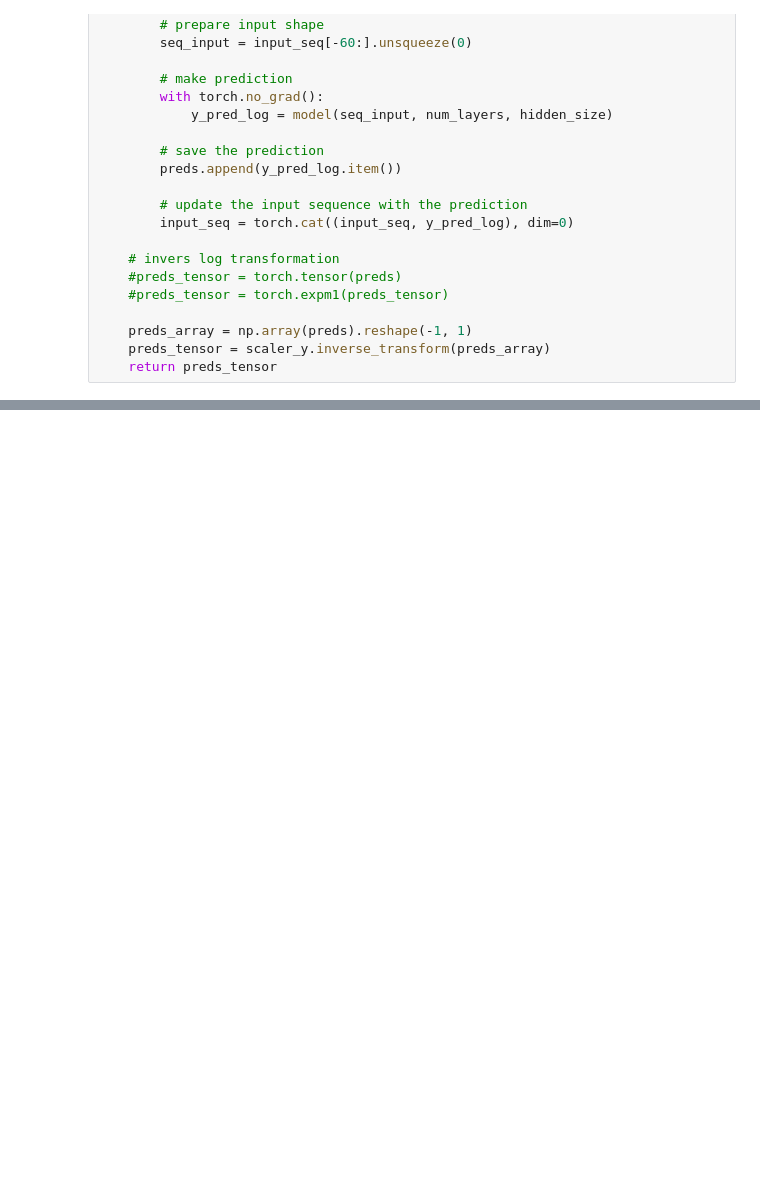
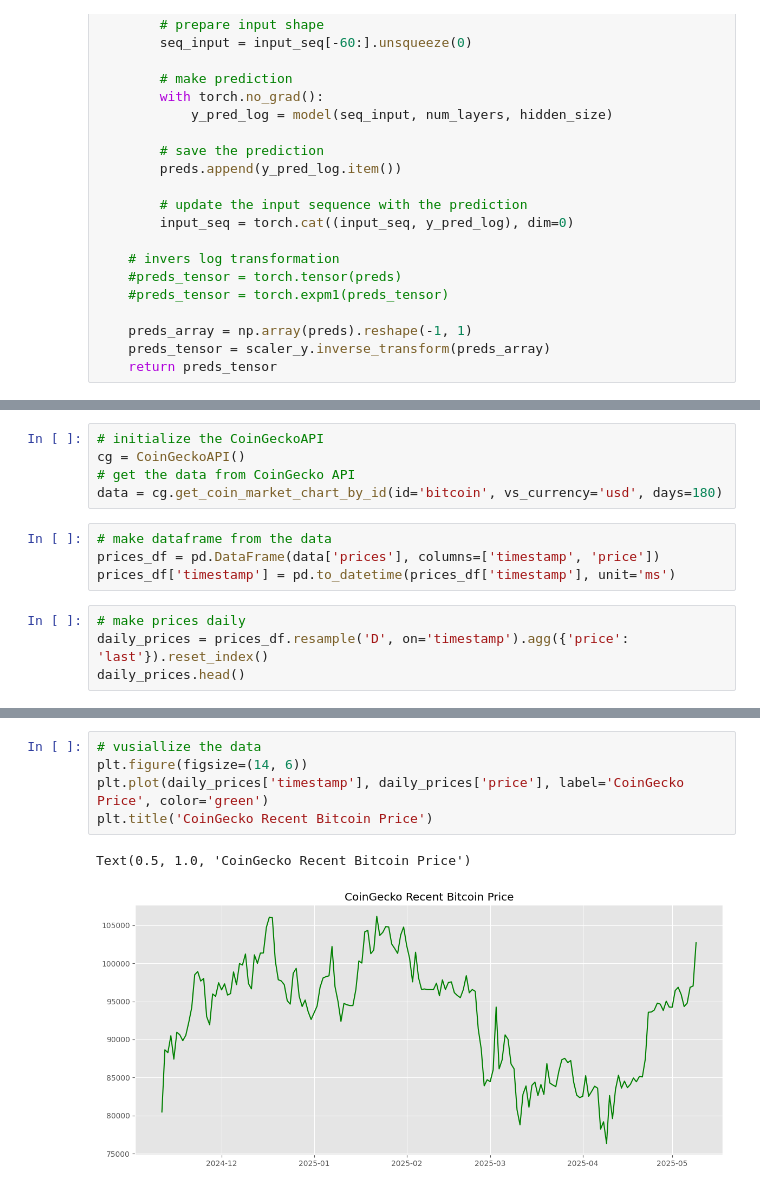
Before and after one commit to ArovaSyams/Bitcoin-Price-Prediction-with-LSTM, a Jupyter notebook: Notebook.ipynb, the cells around one changed output, grey strips where cells are left out. Drawn from its saved outputs; the diff is of its cells as text; blank space fills up the shorter version.

```diff
--- a/Notebook.ipynb
+++ b/Notebook.ipynb
@@ -453,0 +454,13 @@ plt.show()
+# %%
+# initialize the CoinGeckoAPI
+cg = CoinGeckoAPI()
+# get the data from CoinGecko API
+data = cg.get_coin_market_chart_by_id(id='bitcoin', vs_currency='usd', days=180)
+# %%
+# make dataframe from the data
+prices_df = pd.DataFrame(data['prices'], columns=['timestamp', 'price'])
+prices_df['timestamp'] = pd.to_datetime(prices_df['timestamp'], unit='ms')
+# %%
+# make prices daily
+daily_prices = prices_df.resample('D', on='timestamp').agg({'price': 'last'}).reset_index()
+daily_prices.head()
@@ -453,0 +474,8 @@ plt.show()
+# %%
+# vusiallize the data
+plt.figure(figsize=(14, 6))
+plt.plot(daily_prices['timestamp'], daily_prices['price'], label='CoinGecko Price', color='green')
+plt.title('CoinGecko Recent Bitcoin Price')
+# %% [output]
+Text(0.5, 1.0, 'CoinGecko Recent Bitcoin Price')
+[figure, added]
```
Also changed, not shown: parts of 10 cells of this notebook, 1 other file.
